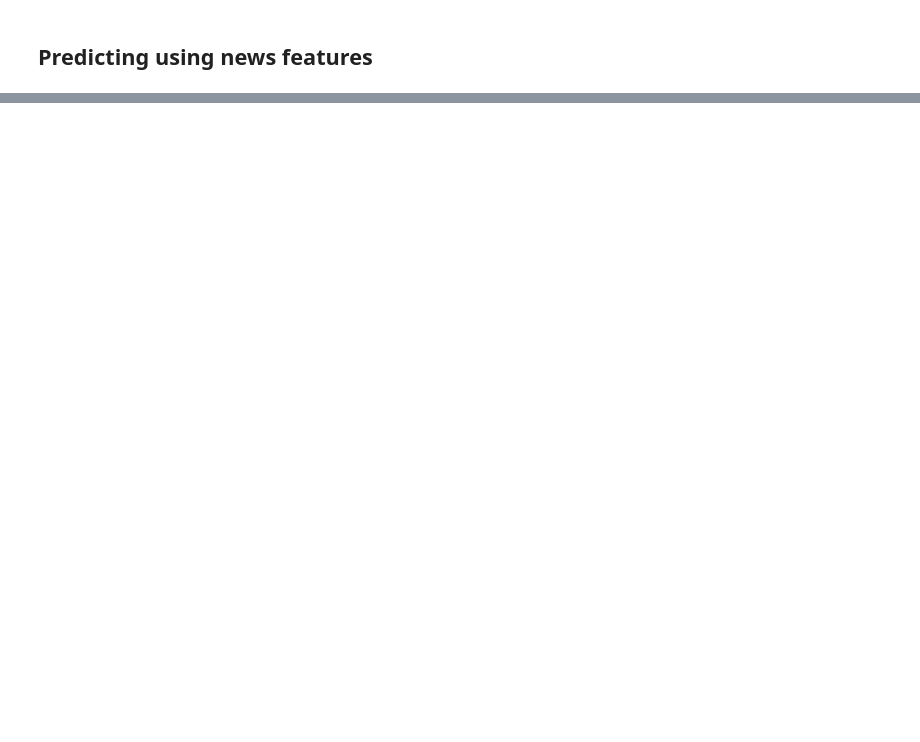
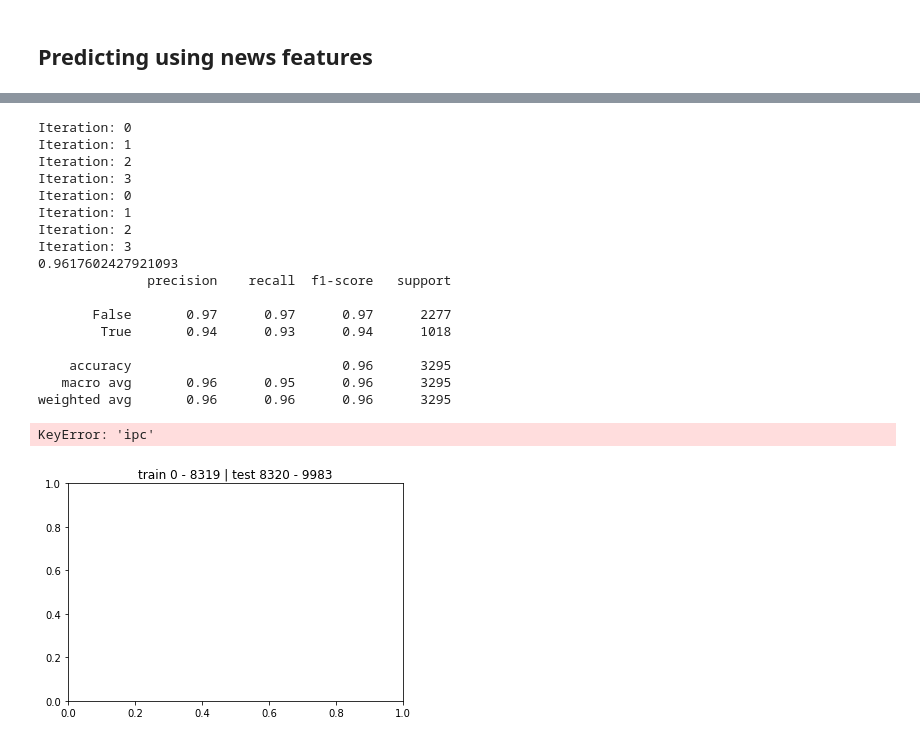
Before and after one commit to jdobladez/JBG060-group9, a Jupyter notebook: RandomForestClassifier.ipynb, the cells around one changed output, grey strips where cells are left out. Saved outputs shown, nothing was run; the diff lists cells and outputs as text; code cells hidden in the pictures; blank space fills up the shorter version.

```diff
--- a/RandomForestClassifier.ipynb
+++ b/RandomForestClassifier.ipynb
@@ -339,0 +361,41 @@ Mean Accuracy: 0.455889
+# %%
+from sklearn.model_selection import train_test_split
+
+X_train, X_test, y_train, y_val = train_test_split(X, y, test_size=0.33, shuffle=True, random_state=42)
+
+X_train_imputed = imputer.fit_transform(X_train.values)
+X_test_imputed = imputer.fit_transform(X_test.values)
+
+rf_classifier = RandomForestClassifier(n_estimators=100, random_state=42)
+results = rf_classifier.fit(X=X_train_imputed, y=np.ravel(y_train))
+
+rf_classifier.feature_names_in_ = list(X.columns)
+
+# Predict on the test data
+y_pred = rf_classifier.predict(X_test_imputed)
+
+accuracy = accuracy_score(y_val, y_pred)
+print(accuracy)
+print(classification_report(y_val,y_pred))
+plt.title('train %s - %s | test %s - %s' % (train_index[0], train_index[-1], val_index[0], val_index[-1]))
+plot_ConfusionMatrix(prediction = y_pred, true = y_val['ipc']) # Plot confusion matrix
+# %% [output]
+Iteration: 0
+Iteration: 1
+Iteration: 2
+Iteration: 3
+Iteration: 0
+Iteration: 1
+Iteration: 2
+Iteration: 3
+0.9617602427921093
+              precision    recall  f1-score   support
+
+       False       0.97      0.97      0.97      2277
+        True       0.94      0.93      0.94      1018
+
+    accuracy                           0.96      3295
+   macro avg       0.96      0.95      0.96      3295
+weighted avg       0.96      0.96      0.96      3295
+KeyError: 'ipc'
+[figure, added]
```
Also changed, not shown: parts of 16 cells of this notebook, 4 other files.
